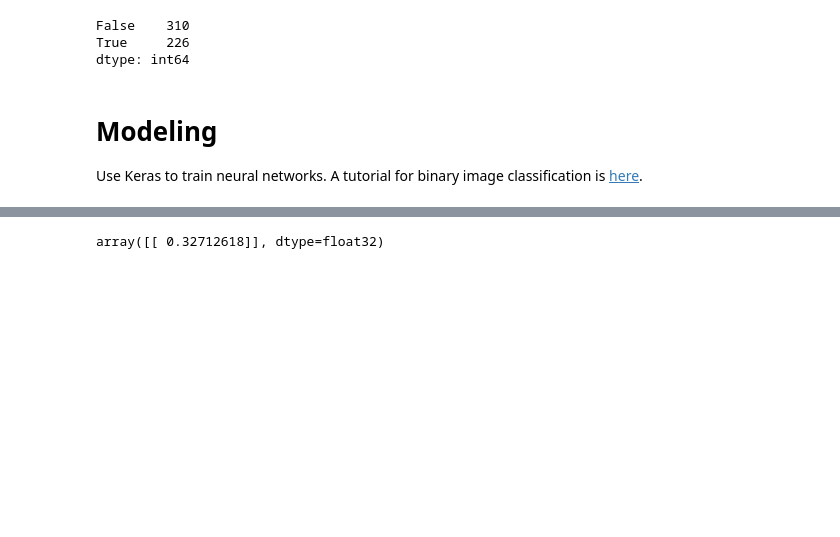
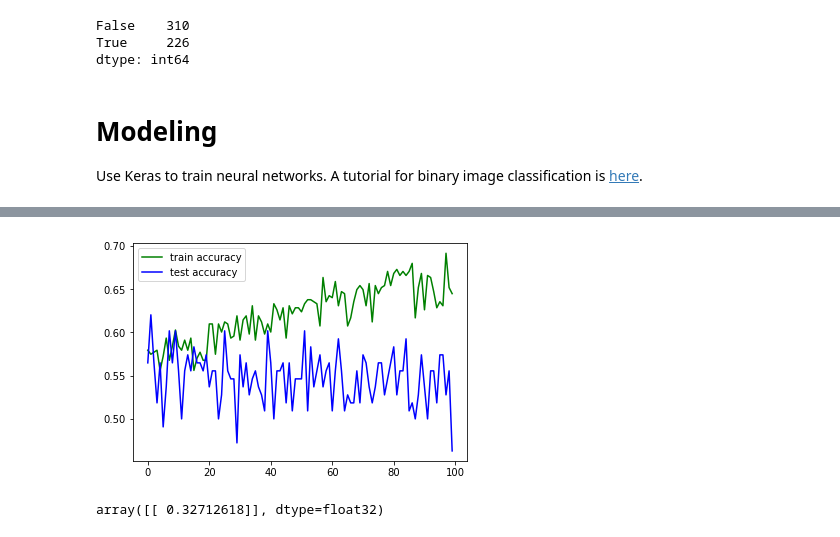
Before and after one commit to TuomoNieminen/deep-shrooms, a Jupyter notebook: deep-shrooms.ipynb, the cells around one changed output, grey strips where cells are left out. Drawn from its saved outputs; the diff is of its cells as text; code cells hidden in the pictures; blank space fills up the shorter version.

Commit message:
save model history to produce an image describing the training accuracy. update docs/index

```diff
--- a/deep-shrooms.ipynb
+++ b/deep-shrooms.ipynb
@@ -321,11 +321,16 @@ from keras.utils import plot_model
 plot_model(model, show_shapes = True, to_file='docs/model.png')
 # %%
 # fits the model on batches with real-time data augmentation:
-model.fit_generator(train_datagen.flow(X_tr, y_tr, batch_size = 32),
+history = model.fit_generator(train_datagen.flow(X_tr, y_tr, batch_size = 32),
                     validation_data = test_datagen.flow(X_te, y_te, batch_size = 32),
                     steps_per_epoch= len(X_tr) / 32,
                     validation_steps = len(X_te) /32,
                     epochs = 100, verbose = 1)
+
+# save model weights and training history
 model.save_weights('models/weights.h5')
+import pickle
+with open('models/history', 'wb') as f:
+        pickle.dump(history.history, f)
 # %% [output]
 Epoch 1/100
@@ -348 +353,13 @@ Epoch 100/100
+# %%
+# load the model training history
+with open("models/history", "rb") as f:
+    hist = pickle.load(f)
+
+plt.plot(hist["acc"], label = "train accuracy", color = "green")
+plt.plot(hist["val_acc"], label = "test accuracy", color = "blue")
+plt.legend()
+plt.savefig("docs/training_history.png")
+plt.show()
+# %% [output]
+[figure, added]
 # %%
```
Also changed, not shown: parts of 3 cells of this notebook, 4 other files.
